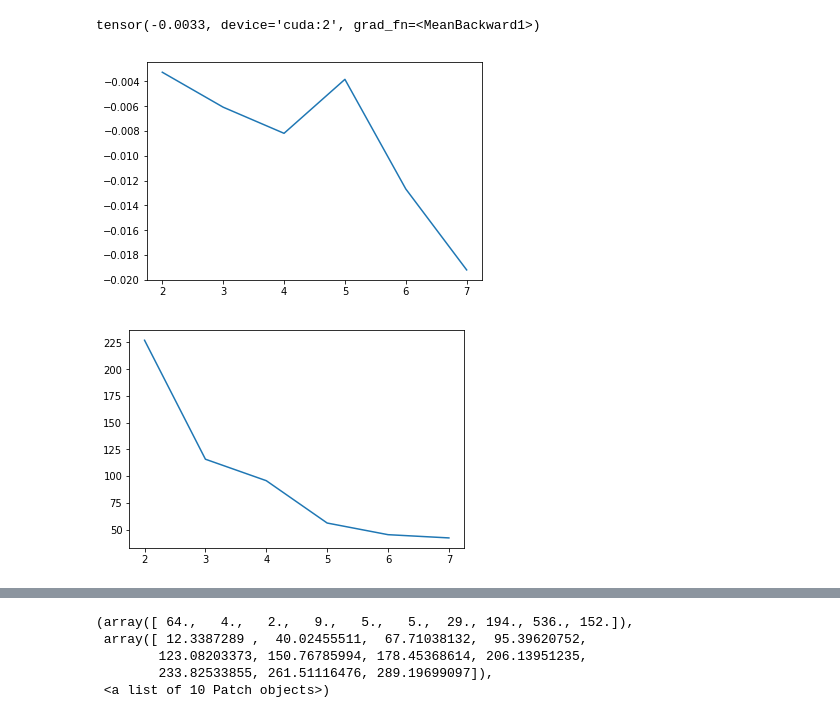
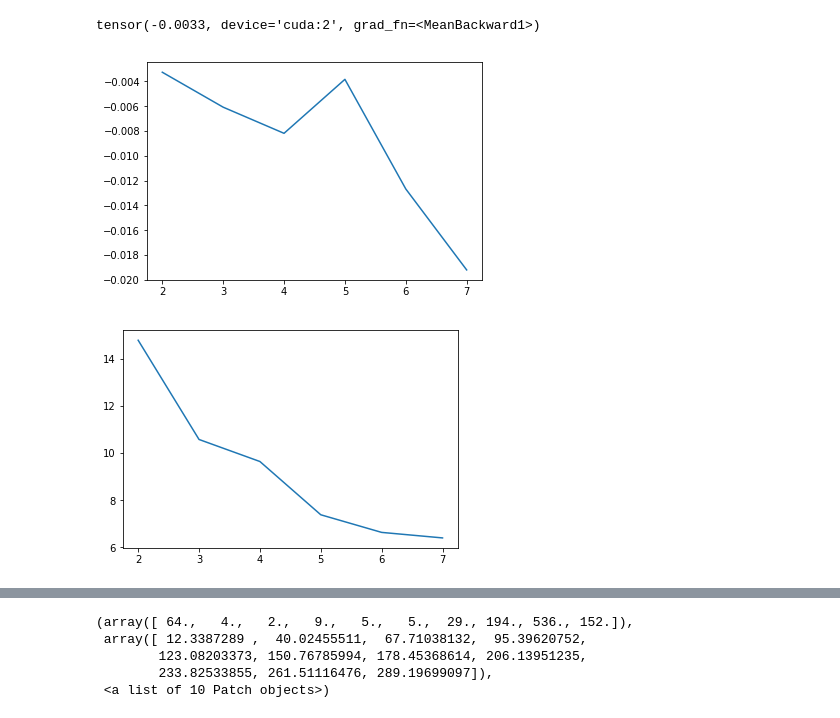
Before and after one commit to AlexMeinke/certified-certain-uncertainty, a Jupyter notebook: GMM.ipynb, the cells around one changed output, grey strips where cells are left out. Drawn from its saved outputs; the diff is of its cells as text; code cells hidden in the pictures.

```diff
--- a/GMM.ipynb
+++ b/GMM.ipynb
@@ -79,16 +79,16 @@ for i in range(2, 8):
 # %%
 mean_mu = []
 mean_var = []
 for i in range(6):
     mean_mu.append(gmm_models[i].mm.mu[:,0:50].mean())
-    mean_var.append(gmm_models[i].mm.logvar.exp().mean())
+    mean_var.append((gmm_models[i].mm.logvar/2).exp().mean())
 plt.plot(range(2, 8), mean_mu)
 plt.show()
 
 plt.plot(range(2, 8), mean_var)
 plt.show()
 # %% [output]
 [figure]
-[figure, old version]
+[figure, new version]
 # %%
 base_model = torch.load('SavedModels/base_model_MNIST.pth').to(device)
```
Also changed, not shown: parts of 8 cells of this notebook, 23 other files.
